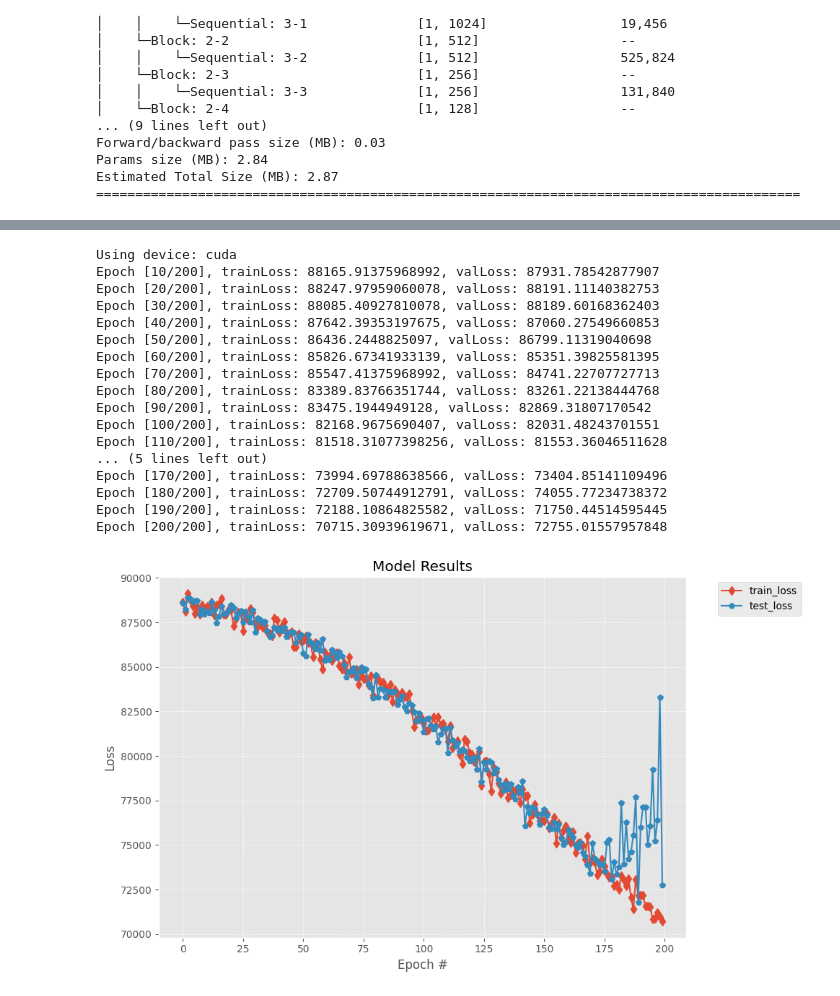
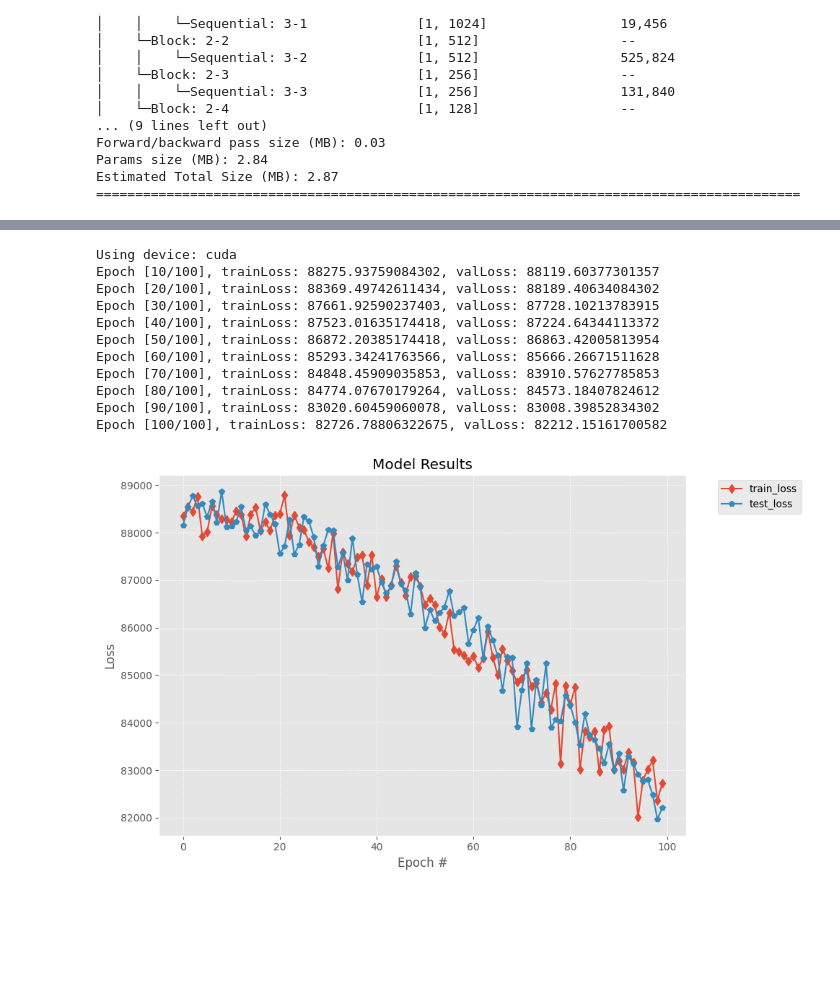
Before and after one commit to Sabya2/Kaggle_Playground-Series, a Jupyter notebook: tps-september2024-s4e9-dl.ipynb, the cells around one changed output, grey strips where cells are left out. Drawn from its saved outputs; the diff is of its cells as text; code cells hidden in the pictures; blank space fills up the shorter version.

```diff
--- a/tps-september2024-s4e9-dl.ipynb
+++ b/tps-september2024-s4e9-dl.ipynb
@@ -519,7 +509,7 @@ def plotResults(_train_loss, _test_loss):
 import time
 train_loss = []
 val_loss = []
-Num_epochs = 200
+Num_epochs = 100
 input_dim = X_train.shape[1]
 # Check if CUDA is available and set device
 device = torch.device("cuda" if torch.cuda.is_available() else "cpu")
@@ -572,56 +556,50 @@ Epoch [200/200], trainLoss: 67812.62033672481, valLoss: 68001.68665213179
 import time
 train_loss = []
 val_loss = []
-Num_epochs = 200
+Num_epochs = 100
 input_dim = X_train.shape[1]
 # Check if CUDA is available and set device
 device = torch.device("cuda" if torch.cuda.is_available() else "cpu")
 print(f"Using device: {device}")
 model = carPriceNN_2(input_dim).to(device)
 criterion = nn.MSELoss()
 optimizer = optim.Adam(model.parameters(), lr=0.001)
 
 for epoch in range(Num_epochs):
     loss = train(epoch, trainLoader, criterion, model, device = device)
     train_loss.append(loss)
 
     loss = val(epoch, trainLoader, criterion, model, device = device)
     val_loss.append(loss)
 
     if (epoch+1)%10 == 0:
         print(f"Epoch [{epoch+1}/{Num_epochs}], trainLoss: {train_loss[epoch]}, valLoss: {val_loss[epoch]}")
 
 
 plotResults(train_loss, val_loss)
 
 # Predict on the test set
 model.eval()
 with torch.no_grad():
     X_test_tensor = _test.to(device)
     test_predictions = model(X_test_tensor).squeeze().cpu().numpy()
 
 # Prepare the submission file
 submission['price'] = test_predictions
 submission.to_csv(f'{model.__class__.__name__}_submission.csv', index=False)
 # %% [output]
 Using device: cuda
-Epoch [10/200], trainLoss: 88165.91375968992, valLoss: 87931.78542877907
-Epoch [20/200], trainLoss: 88247.97959060078, valLoss: 88191.11140382753
-Epoch [30/200], trainLoss: 88085.40927810078, valLoss: 88189.60168362403
-Epoch [40/200], trainLoss: 87642.39353197675, valLoss: 87060.27549660853
-Epoch [50/200], trainLoss: 86436.2448825097, valLoss: 86799.11319040698
-Epoch [60/200], trainLoss: 85826.67341933139, valLoss: 85351.39825581395
-Epoch [70/200], trainLoss: 85547.41375968992, valLoss: 84741.22707727713
-Epoch [80/200], trainLoss: 83389.83766351744, valLoss: 83261.22138444768
-Epoch [90/200], trainLoss: 83475.1944949128, valLoss: 82869.31807170542
-Epoch [100/200], trainLoss: 82168.9675690407, valLoss: 82031.48243701551
-Epoch [110/200], trainLoss: 81518.31077398256, valLoss: 81553.36046511628
-... (5 lines left out)
-Epoch [170/200], trainLoss: 73994.69788638566, valLoss: 73404.85141109496
-Epoch [180/200], trainLoss: 72709.50744912791, valLoss: 74055.77234738372
-Epoch [190/200], trainLoss: 72188.10864825582, valLoss: 71750.44514595445
-Epoch [200/200], trainLoss: 70715.30939619671, valLoss: 72755.01557957848
+Epoch [10/100], trainLoss: 88275.93759084302, valLoss: 88119.60377301357
+Epoch [20/100], trainLoss: 88369.49742611434, valLoss: 88189.40634084302
+Epoch [30/100], trainLoss: 87661.92590237403, valLoss: 87728.10213783915
+Epoch [40/100], trainLoss: 87523.01635174418, valLoss: 87224.64344113372
+Epoch [50/100], trainLoss: 86872.20385174418, valLoss: 86863.42005813954
+Epoch [60/100], trainLoss: 85293.34241763566, valLoss: 85666.26671511628
+Epoch [70/100], trainLoss: 84848.45909035853, valLoss: 83910.57627785853
+Epoch [80/100], trainLoss: 84774.07670179264, valLoss: 84573.18407824612
+Epoch [90/100], trainLoss: 83020.60459060078, valLoss: 83008.39852834302
+Epoch [100/100], trainLoss: 82726.78806322675, valLoss: 82212.15161700582
-[figure, old version]
+[figure, new version]
 # %%
 import time
 train_loss = []
```
Also changed, not shown: parts of 11 cells of this notebook.
